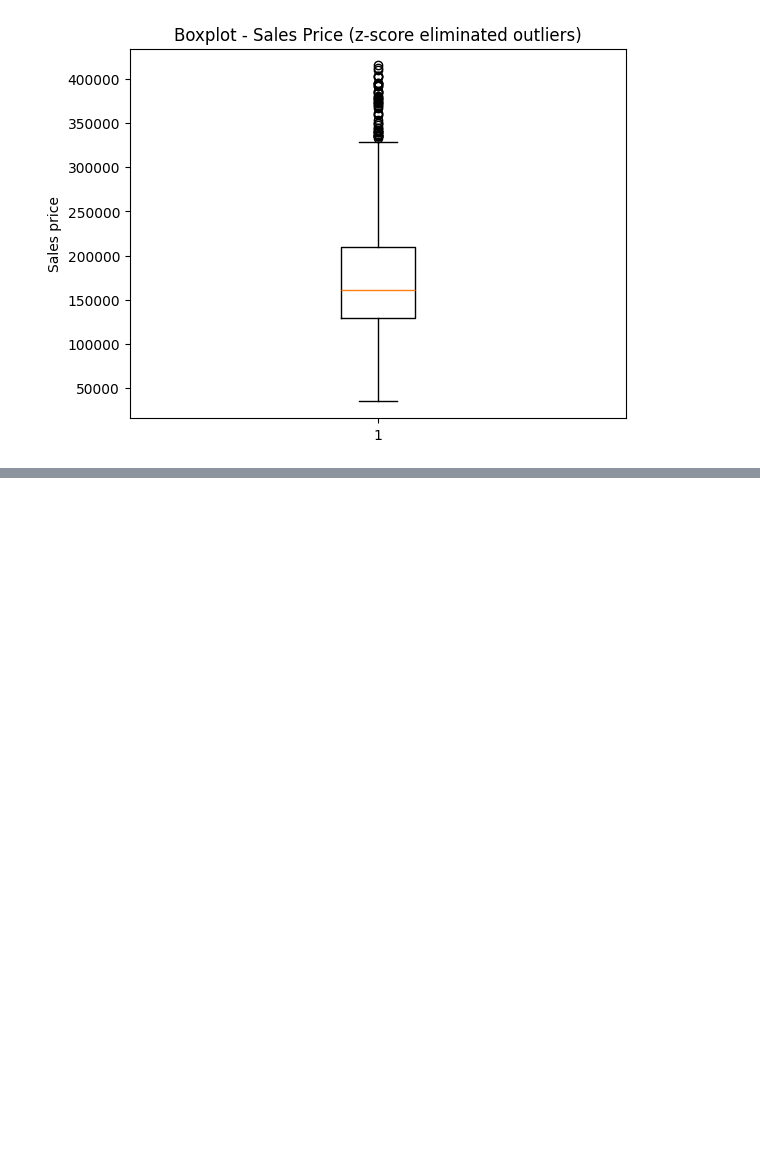
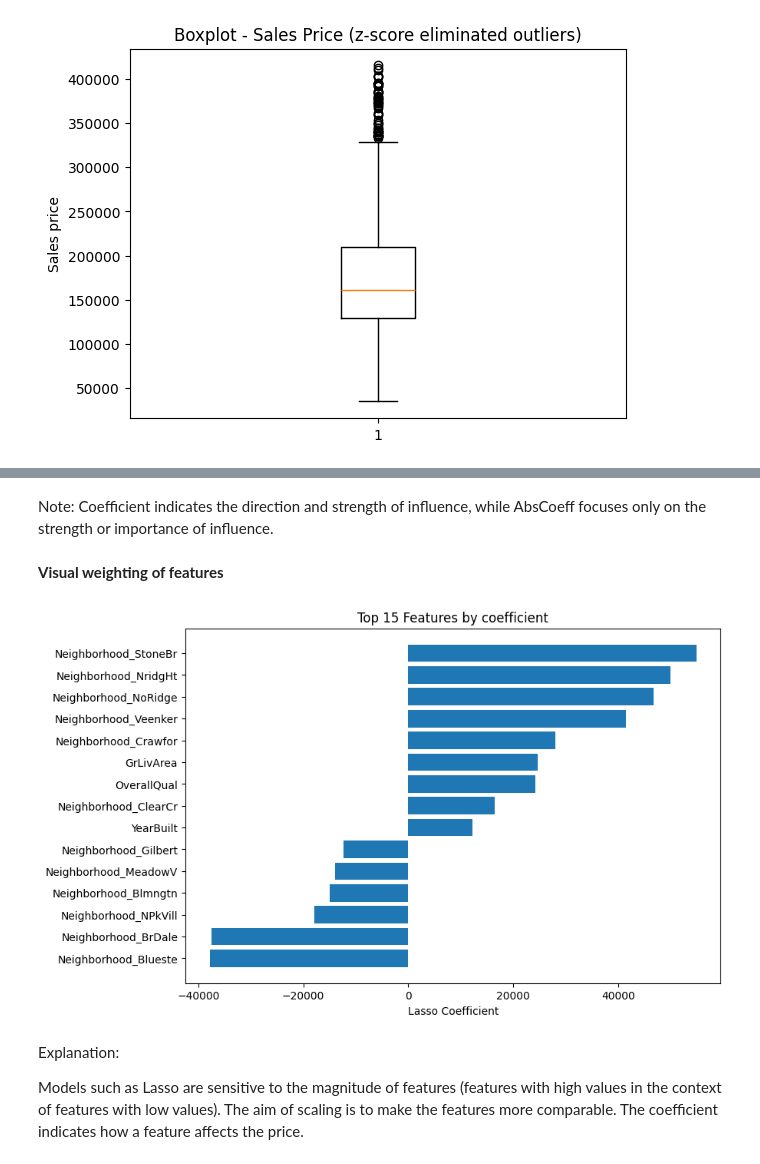
Before and after one commit to kaxmarc/statistics_ml, a Jupyter notebook: group_exercises/exercise_1/Group_Exercise_1.ipynb, the cells around one changed output, grey strips where cells are left out. Cells and saved outputs as stored; diff of their text form; code cells hidden in the pictures; blank space fills up the shorter version.

```diff
--- a/group_exercises/exercise_1/Group_Exercise_1.ipynb
+++ b/group_exercises/exercise_1/Group_Exercise_1.ipynb
@@ -274,0 +370,18 @@ Length: 82, dtype: int64
+# %% [markdown]
+Note: Coefficient indicates the direction and strength of influence, while AbsCoeff focuses only on the strength or importance of influence.
+# %% [markdown]
+**Visual weighting of features**
+# %%
+top_n = 15
+plot_df = coef_df.head(top_n).sort_values('Coefficient')
+plt.figure(figsize=(9,6))
+plt.barh(plot_df['Feature'], plot_df['Coefficient'])
+plt.xlabel('Lasso Coefficient')
+plt.title(f'Top {top_n} Features by coefficient')
+plt.show()
+# %% [output]
+[figure, added]
+# %% [markdown]
+Explanation:
+
+Models such as Lasso are sensitive to the magnitude of features (features with high values in the context of features with low values). The aim of scaling is to make the features more comparable. The coefficient indicates how a feature affects the price.
```
Also changed, not shown: parts of 18 cells of this notebook.
